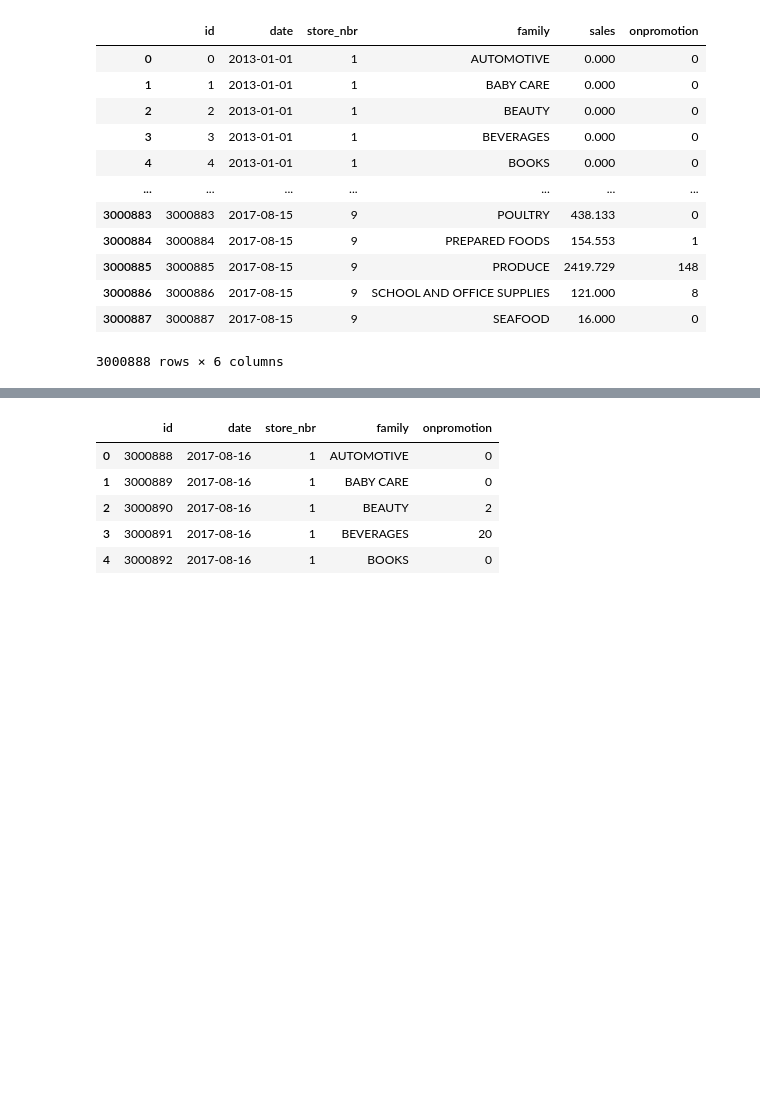
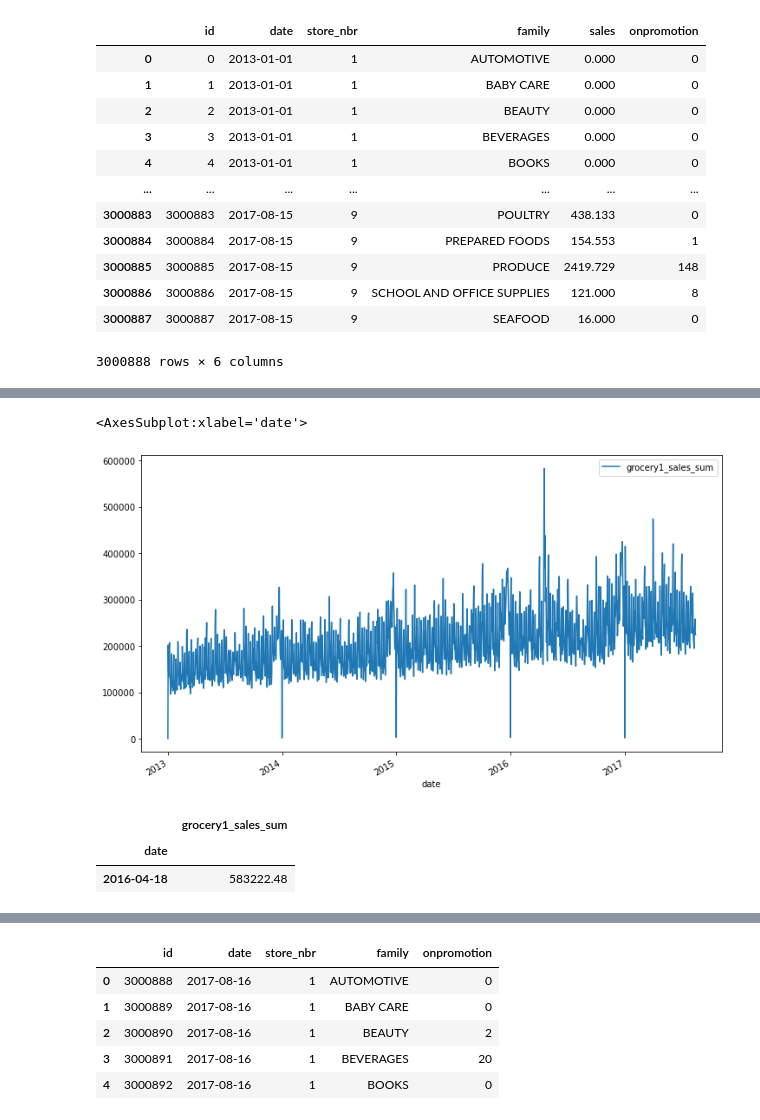
Before and after one commit to matsumoto257/store-sales-forecast, a Jupyter notebook: store-sales_1.ipynb, the cells around one changed output, grey strips where cells are left out. Drawn from its saved outputs; the diff is of its cells as text; code cells hidden in the pictures; blank space fills up the shorter version.

```diff
--- a/store-sales_1.ipynb
+++ b/store-sales_1.ipynb
@@ -70,0 +151,5 @@ df_train
+# %%
+df_train_grocery1=df_train.query('family == "GROCERY I"').groupby('date').agg({'sales':'sum'})
+#df_train.query('family == "GROCERY I"').groupby('store_nbr').agg({'sales':'sum'})
+df_train_grocery1=df_train_grocery1.rename(columns={'sales':'grocery1_sales_sum'})
+df_train_grocery1
@@ -70,0 +182,11 @@ df_train
+# %%
+df_train_grocery1.plot(figsize=(12,7))
+# %% [output]
+<AxesSubplot:xlabel='date'>
+[figure, added]
+# %%
+df_train_grocery1[df_train_grocery1['grocery1_sales_sum']==df_train_grocery1['grocery1_sales_sum'].max()]
+# %% [output]
+|  | grocery1_sales_sum |
+| date |  |
+| 2016-04-18 | 583222.48 |
```
Also changed, not shown: parts of 58 cells of this notebook.
